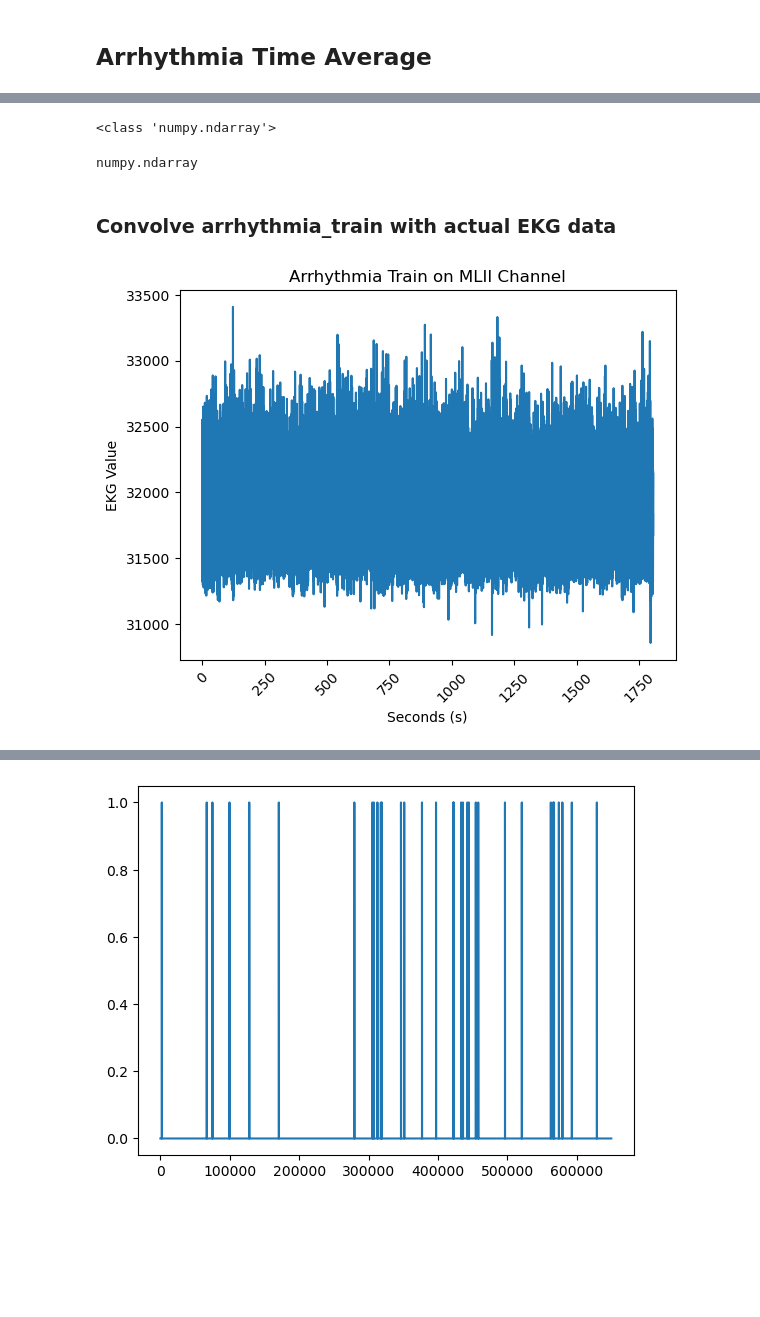
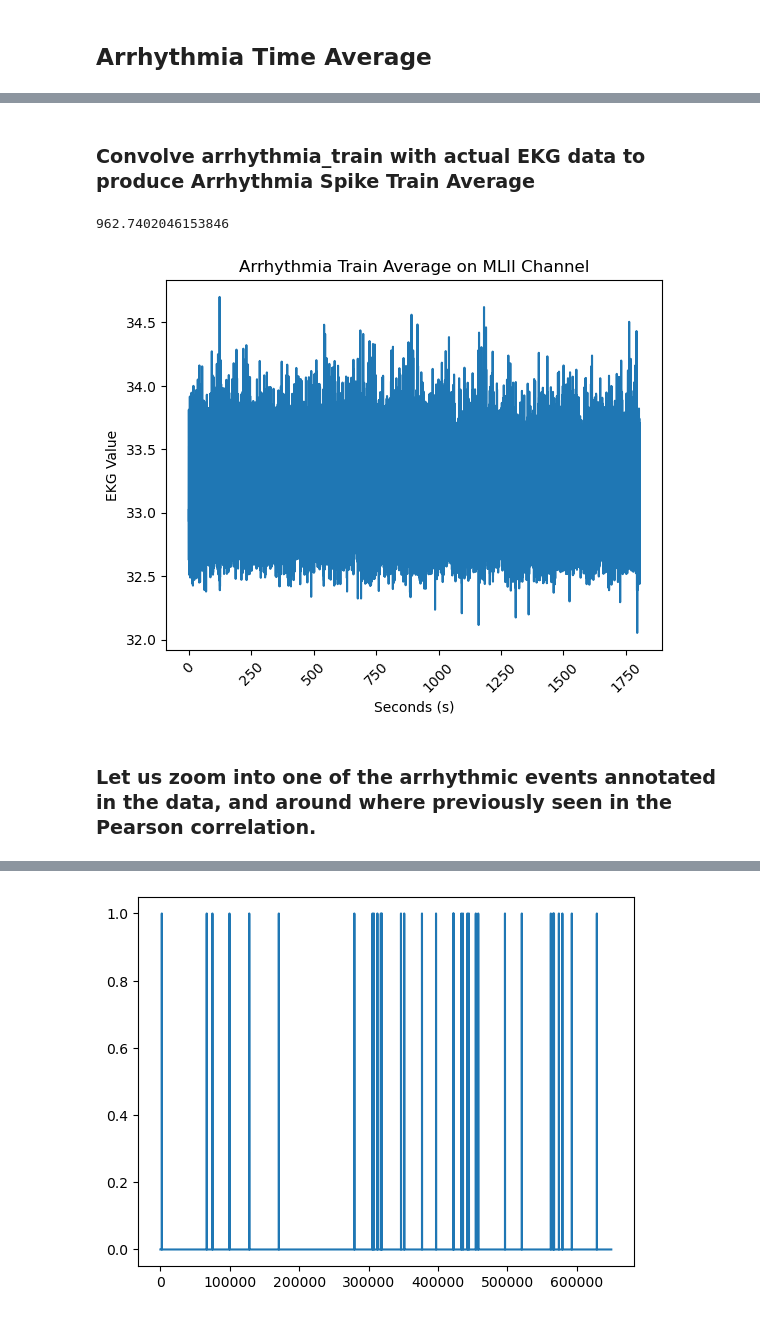
Before and after one commit to elk040/Cogs118C-Final, a Jupyter notebook: Most Recent/COGS118CFinal4-2.ipynb, the cells around one changed output, grey strips where cells are left out. Drawn from its saved outputs; the diff is of its cells as text; code cells hidden in the pictures; blank space fills up the shorter version.

Commit message:
polished up arrhythmia spike train average and honed in pearson correlation.

```diff
--- a/Most Recent/COGS118CFinal4-2.ipynb
+++ b/Most Recent/COGS118CFinal4-2.ipynb
@@ -434,25 +406,25 @@ df_annotated['arrhythmia_beats'] = arrhythmia_list
 df_annotated['arrhythmia_beats'].value_counts()
 MLII_signal = df_annotated['MLII'].to_numpy()
 V5_signal = df_annotated['V5'].to_numpy()
-# %%
-#type(arrhythmia_train)
-print(type(MLII_signal))
-type(V5_signal)
-# %% [output]
-<class 'numpy.ndarray'>
-numpy.ndarray
 # %% [markdown]
-### Convolve arrhythmia_train with actual EKG data
+### Convolve arrhythmia_train with actual EKG data to produce Arrhythmia Spike Train Average
 # %%
 #MLII_train = np.convolve(arrhythmia_train, MLII_signal, mode = 'same')
 MLII_train = np.real(np.fft.ifft(np.fft.fft(MLII_signal) * np.fft.fft(arrhythmia_train)))
 sample_range = np.arange(0, (1805 + (200/Fs)), 1/Fs)
+
+print(df_annotated['MLII'].mean())
+MLII_train = MLII_train / 962.740
+
 plt.plot(sample_range, MLII_train)
 plt.xlabel('Seconds (s)')
 plt.ylabel('EKG Value')
-plt.title('Arrhythmia Train on MLII Channel')
+plt.title('Arrhythmia Train Average on MLII Channel')
 plt.xticks(rotation = 45)
 
 plt.show()
 # %% [output]
+962.7402046153846
-[figure, old version]
+[figure, new version]
+# %% [markdown]
+### Let us zoom into one of the arrhythmic events annotated in the data, and around where previously seen in the Pearson correlation.
```
Also changed, not shown: parts of 27 cells of this notebook.
